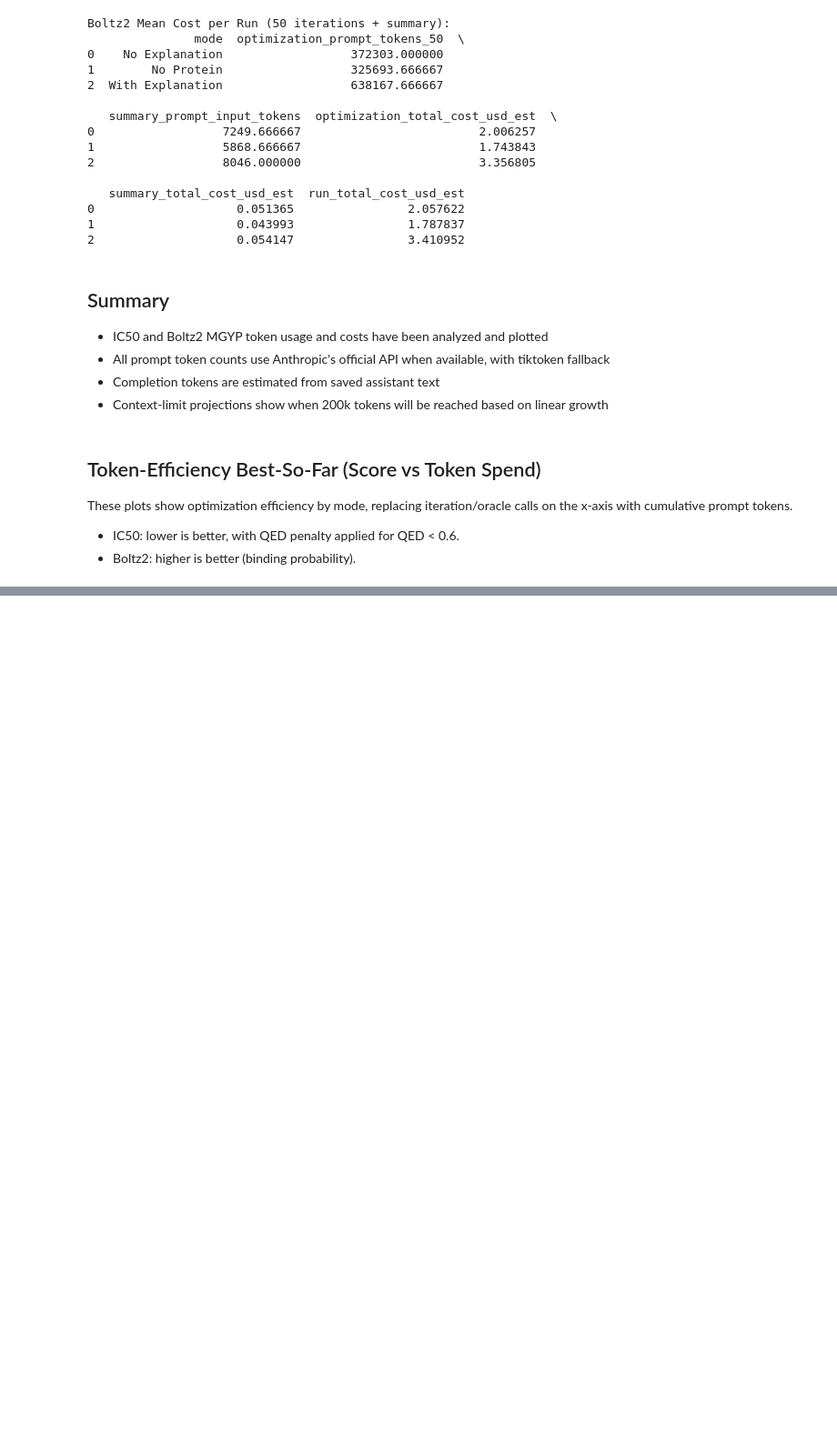
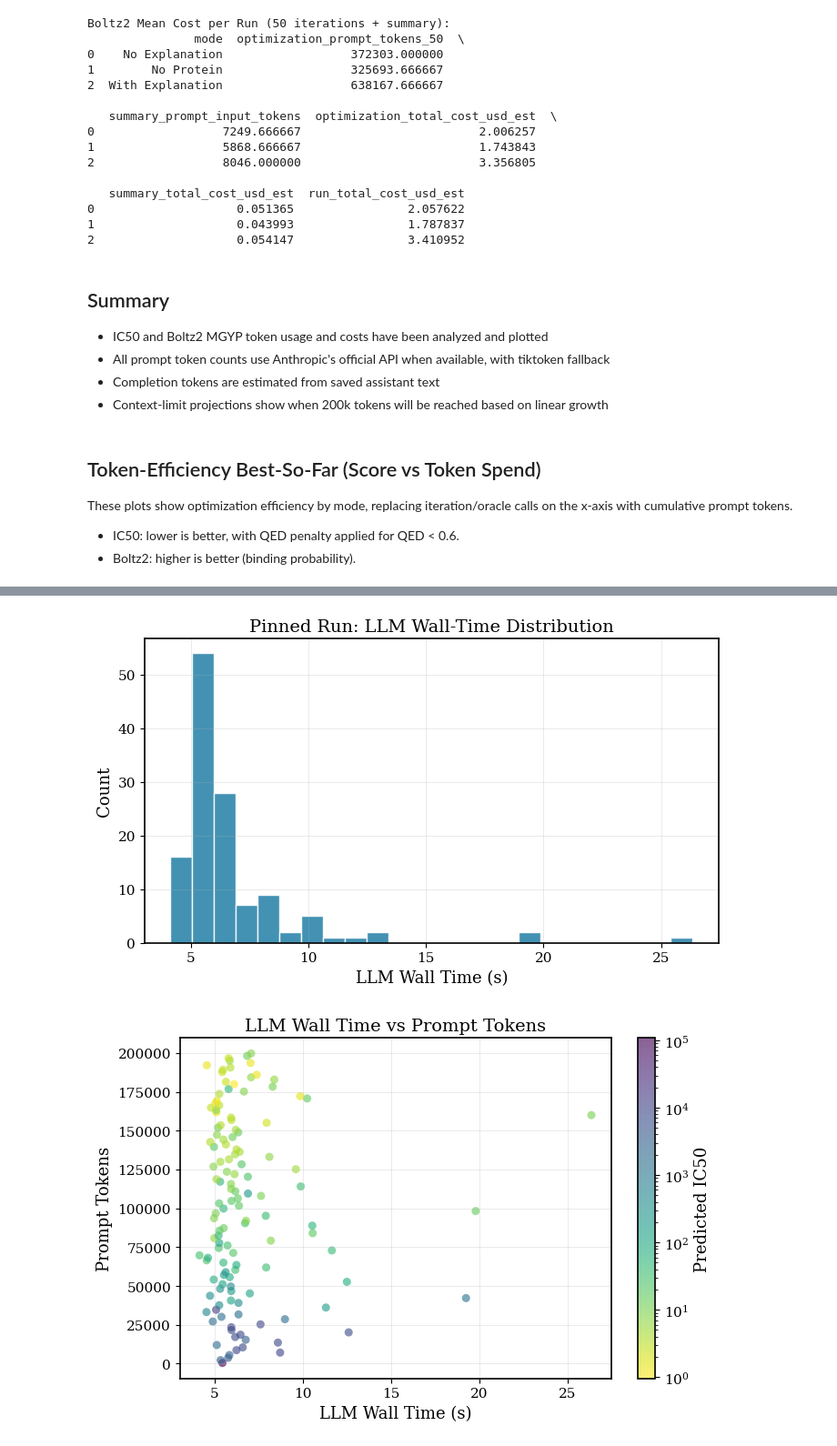
Before and after one commit to FabianKruger/molecule-optimization-agent, a Jupyter notebook: analysis/paper/ic50mpro_qed_boltz2_token_usage.ipynb, the cells around one changed output, grey strips where cells are left out. Shown at 91% size. Cells and saved outputs as stored; diff of their text form; code cells hidden in the pictures; blank space fills up the shorter version.

```diff
--- a/analysis/paper/ic50mpro_qed_boltz2_token_usage.ipynb
+++ b/analysis/paper/ic50mpro_qed_boltz2_token_usage.ipynb
@@ -627,0 +920,37 @@ display(boltz2_eff_curve.head(10))
+# %%
+# LLM wall-time histogram.
+fig, ax = plt.subplots(figsize=(7.2, 4.4))
+ax.hist(pinned_df["llm_wall_time_s"].dropna(), bins=24, color="#2E86AB", edgecolor="white", alpha=0.9)
+ax.set_xlabel("LLM Wall Time (s)")
+ax.set_ylabel("Count")
+ax.set_title("Pinned Run: LLM Wall-Time Distribution")
+ax.grid(alpha=0.3)
+plt.tight_layout()
+plt.savefig(FIG_DIR / "ic50_pinned_llm_wall_time_histogram.pdf", format="pdf", dpi=300, bbox_inches="tight")
+plt.show()
+
+# Scatter: x=llm wall time, y=predicted IC50, color=prompt tokens.
+fig, ax = plt.subplots(figsize=(7.2, 4.8))
+sc = ax.scatter(
+    pinned_df["llm_wall_time_s"],
+    pinned_df["prompt_tokens"],
+    c=pinned_df["predicted_ic50"],
+    cmap="viridis_r",
+    s=42,
+    alpha=0.62,
+    edgecolors="none",
+    norm='log',
+)
+ax.set_xlabel("LLM Wall Time (s)")
+ax.set_ylabel("Prompt Tokens")
+ax.set_title("LLM Wall Time vs Prompt Tokens")
+#ax.set_yscale("log")
+ax.grid(alpha=0.3)
+cbar = plt.colorbar(sc, ax=ax)
+cbar.set_label("Predicted IC50")
+plt.tight_layout()
+plt.savefig(FIG_DIR / "ic50_pinned_llm_wall_time_vs_ic50_prompt_tokens.pdf", format="pdf", dpi=300, bbox_inches="tight")
+plt.show()
+# %% [output]
+[figure, added]
+[figure, added]
```
Also changed, not shown: parts of 5 cells of this notebook, 3 other files.
